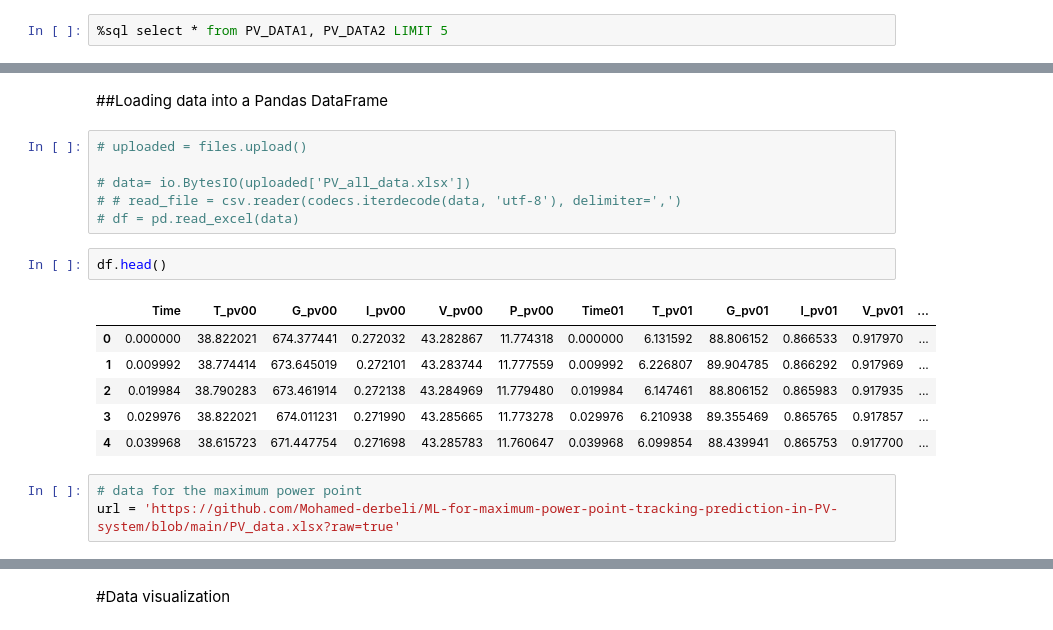
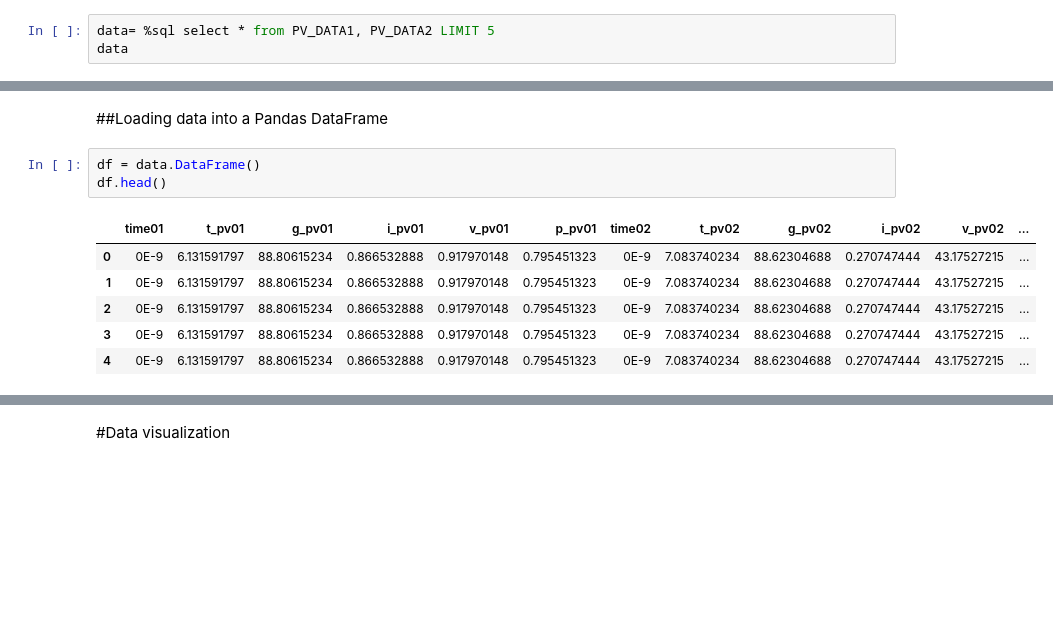
Before and after one commit to Mohamed-derbeli/ML-for-maximum-power-point-tracking-prediction-in-PV-system, a Jupyter notebook: ML_for_MPPT_prediction_in_PV_system.ipynb, the cells around one changed output, grey strips where cells are left out. Cells and saved outputs as stored; diff of their text form; blank space fills up the shorter version.

```diff
--- a/ML_for_MPPT_prediction_in_PV_system.ipynb
+++ b/ML_for_MPPT_prediction_in_PV_system.ipynb
@@ -70,7 +70,8 @@ Done.
 | WZW37676 | PV_DATA2 | 2022-02-18 23:10:46.149868 |
 | WZW37676 | PV_DATA_MAX | 2022-02-18 23:13:57.749684 |
 # %%
-%sql select * from PV_DATA1, PV_DATA2 LIMIT 5
+data= %sql select * from PV_DATA1, PV_DATA2 LIMIT 5
+data
 # %% [output]
  * ibm_db_sa://wzw37676:***@55fbc997-9266-4331-afd3-888b05e734c0.bs2io90l08kqb1od8lcg.databases.appdomain.cloud:31929/bludb
 Done.
@@ -93,21 +95,13 @@ Done.
 | 156.3199 | 36.4111 | 4.293193559 | 459.2285 | 21.3342 |
 # %% [markdown]
 ##Loading data into a Pandas DataFrame
-# %%
-# uploaded = files.upload()
-
-# data= io.BytesIO(uploaded['PV_all_data.xlsx'])
-# # read_file = csv.reader(codecs.iterdecode(data, 'utf-8'), delimiter=',')
-# df = pd.read_excel(data)
 # %%
+df = data.DataFrame()
 df.head()
 # %% [output]
-|  | Time | T_pv00 | G_pv00 | I_pv00 | V_pv00 | P_pv00 | Time01 | T_pv01 | G_pv01 | I_pv01 | V_pv01 | ... |
-| 0 | 0.000000 | 38.822021 | 674.377441 | 0.272032 | 43.282867 | 11.774318 | 0.000000 | 6.131592 | 88.806152 | 0.866533 | 0.917970 | ... |
-| 1 | 0.009992 | 38.774414 | 673.645019 | 0.272101 | 43.283744 | 11.777559 | 0.009992 | 6.226807 | 89.904785 | 0.866292 | 0.917969 | ... |
-| 2 | 0.019984 | 38.790283 | 673.461914 | 0.272138 | 43.284969 | 11.779480 | 0.019984 | 6.147461 | 88.806152 | 0.865983 | 0.917935 | ... |
-| 3 | 0.029976 | 38.822021 | 674.011231 | 0.271990 | 43.285665 | 11.773278 | 0.029976 | 6.210938 | 89.355469 | 0.865765 | 0.917857 | ... |
-| 4 | 0.039968 | 38.615723 | 671.447754 | 0.271698 | 43.285783 | 11.760647 | 0.039968 | 6.099854 | 88.439941 | 0.865753 | 0.917700 | ... |
+|  | time01 | t_pv01 | g_pv01 | i_pv01 | v_pv01 | p_pv01 | time02 | t_pv02 | g_pv02 | i_pv02 | v_pv02 | ... |
+| 0 | 0E-9 | 6.131591797 | 88.80615234 | 0.866532888 | 0.917970148 | 0.795451323 | 0E-9 | 7.083740234 | 88.62304688 | 0.270747444 | 43.17527215 | ... |
+| 1 | 0E-9 | 6.131591797 | 88.80615234 | 0.866532888 | 0.917970148 | 0.795451323 | 0E-9 | 7.083740234 | 88.62304688 | 0.270747444 | 43.17527215 | ... |
+| 2 | 0E-9 | 6.131591797 | 88.80615234 | 0.866532888 | 0.917970148 | 0.795451323 | 0E-9 | 7.083740234 | 88.62304688 | 0.270747444 | 43.17527215 | ... |
+| 3 | 0E-9 | 6.131591797 | 88.80615234 | 0.866532888 | 0.917970148 | 0.795451323 | 0E-9 | 7.083740234 | 88.62304688 | 0.270747444 | 43.17527215 | ... |
+| 4 | 0E-9 | 6.131591797 | 88.80615234 | 0.866532888 | 0.917970148 | 0.795451323 | 0E-9 | 7.083740234 | 88.62304688 | 0.270747444 | 43.17527215 | ... |
-# %%
-# data for the maximum power point
-url = 'https://github.com/Mohamed-derbeli/ML-for-maximum-power-point-tracking-prediction-in-PV-system/blob/main/PV_data.xlsx?raw=true'
```
Also changed, not shown: parts of 5 cells of this notebook.
